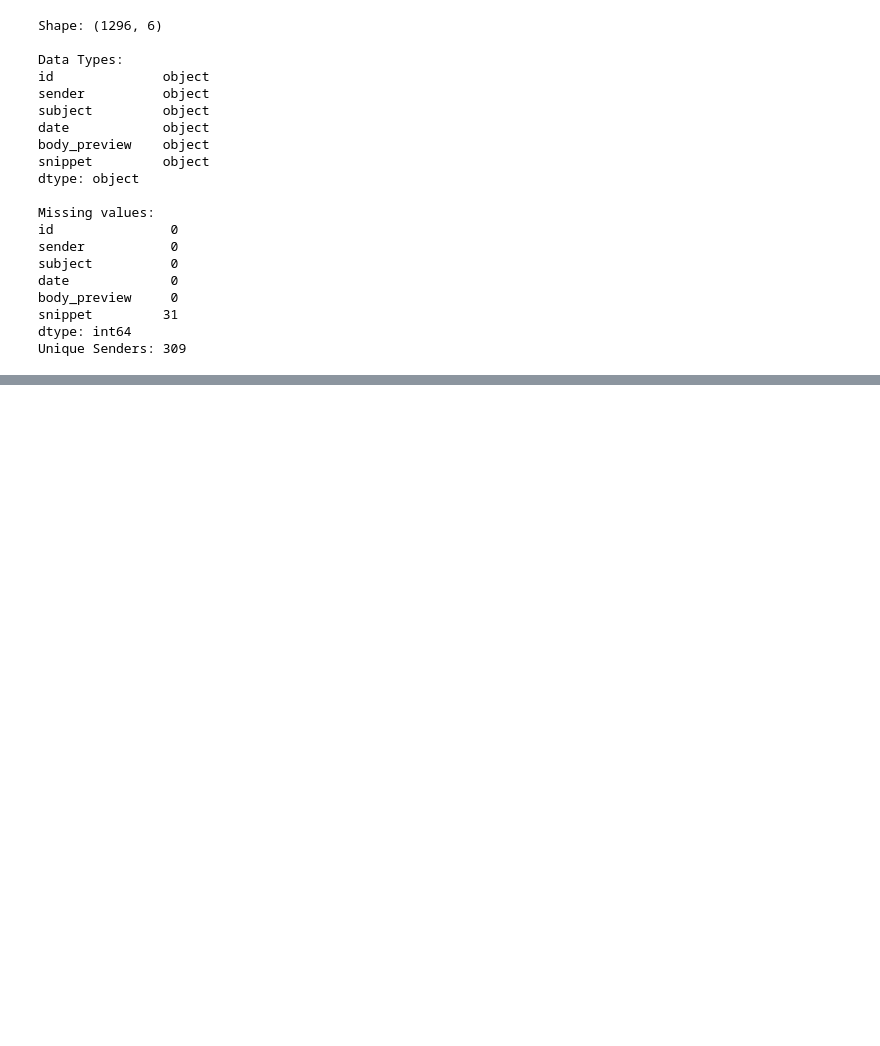
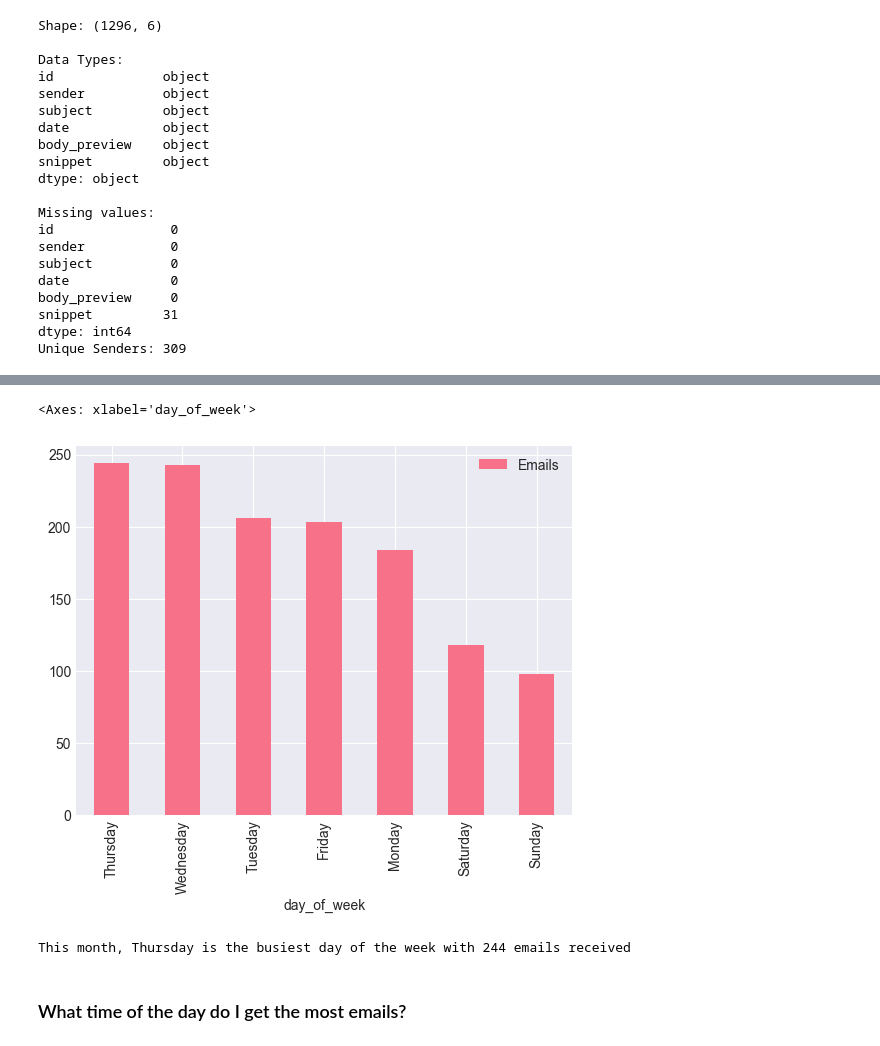
Before and after one commit to nathan-v-nguyen/email-categorizer, a Jupyter notebook: notebooks/01_data_exploration.ipynb, the cells around one changed output, grey strips where cells are left out. Drawn from its saved outputs; the diff is of its cells as text; code cells hidden in the pictures; blank space fills up the shorter version.

```diff
--- a/notebooks/01_data_exploration.ipynb
+++ b/notebooks/01_data_exploration.ipynb
@@ -60,0 +63,35 @@ Unique Senders: 309
+# %%
+
+print("Converting dates to Pacific Time...")
+
+# Convert to UTC first, then to Pacific Time
+df['datetime'] = pd.to_datetime(df['date'], utc=True, errors='coerce')
+df['datetime'] = df['datetime'].dt.tz_convert('America/Los_Angeles')
+
+# Extract time features in Pacific Time
+df['hour'] = df['datetime'].dt.hour
+df['day_of_week'] = df['datetime'].dt.day_name()
+df['date_only'] = df['datetime'].dt.date
+df['month'] = df['datetime'].dt.month
+df['year'] = df['datetime'].dt.year
+df['day_of_month'] = df['datetime'].dt.day
+df['is_weekend'] = df['datetime'].dt.weekday >= 5
+
+# Time of day categories
+df['time_of_day'] = pd.cut(
+    df['hour'],
+    bins=[0, 6, 12, 18, 24],
+    labels=['Night (12am-6am)', 'Morning (6am-12pm)',
+            'Afternoon (12pm-6pm)', 'Evening (6pm-12am)'],
+    include_lowest=True
+)
+
+print(f"✓ Conversion complete!")
+print(f"  Timezone: {df['datetime'].dt.tz}")
+print(f"  Date range: {df['datetime'].min()} to {df['datetime'].max()}")
+print(f"  Failed conversions: {df['datetime'].isna().sum()}")
+
+print("\n📊 Sample data:")
+print(df[['date', 'datetime', 'hour', 'day_of_week', 'time_of_day']].head(3))
+
+print("\n✓ All times now in Pacific Time!")
@@ -60,0 +139,5 @@ Unique Senders: 309
+# %%
+days_of_week_df = df.groupby('day_of_week').count()
+days_of_week_df = days_of_week_df.assign(Emails = days_of_week_df.get('id'))
+days_of_week_df = days_of_week_df.get(['Emails']).sort_values(by = 'Emails', ascending = False)
+days_of_week_df
@@ -60,0 +154,11 @@ Unique Senders: 309
+# %%
+days_of_week_df.plot(kind = 'bar')
+# %% [output]
+<Axes: xlabel='day_of_week'>
+[figure, added]
+# %%
+print(f"This month, {days_of_week_df.index[0]} is the busiest day of the week with {days_of_week_df.get('Emails').iloc[0]} emails received")
+# %% [output]
+This month, Thursday is the busiest day of the week with 244 emails received
+# %% [markdown]
+### What time of the day do I get the most emails?
```
Also changed, not shown: parts of 15 cells of this notebook.
